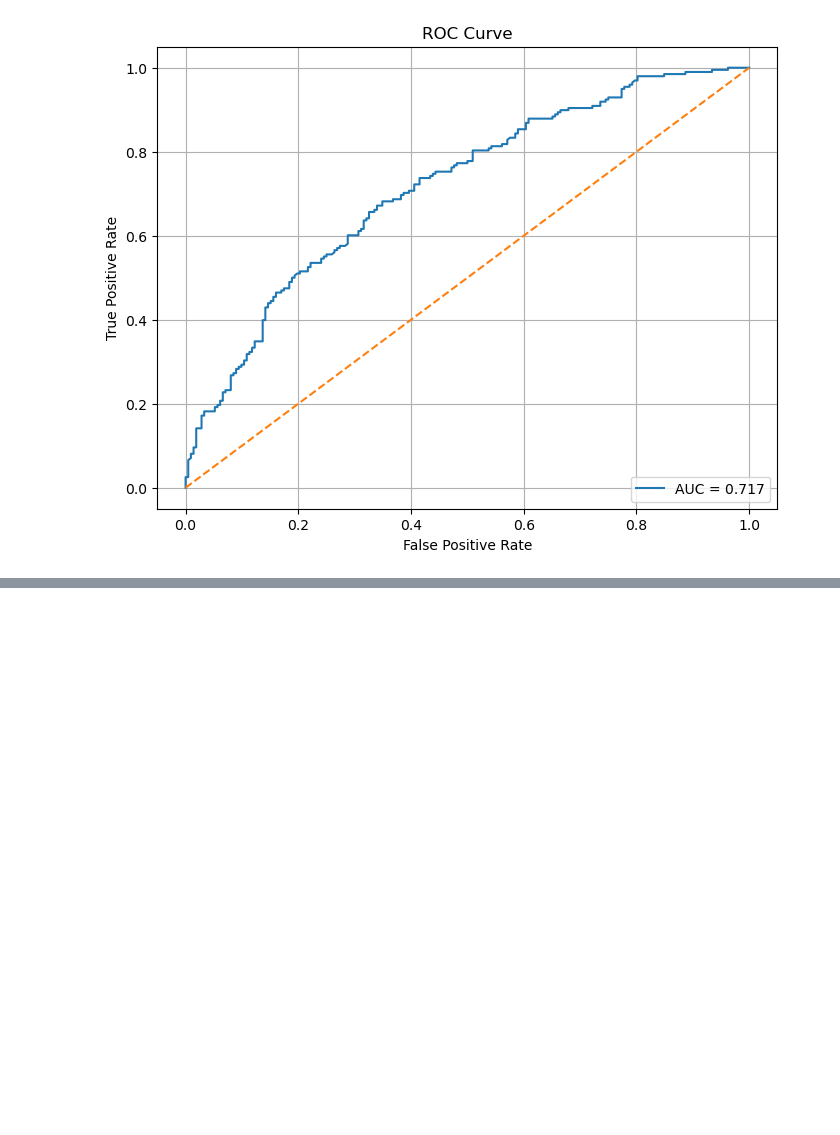
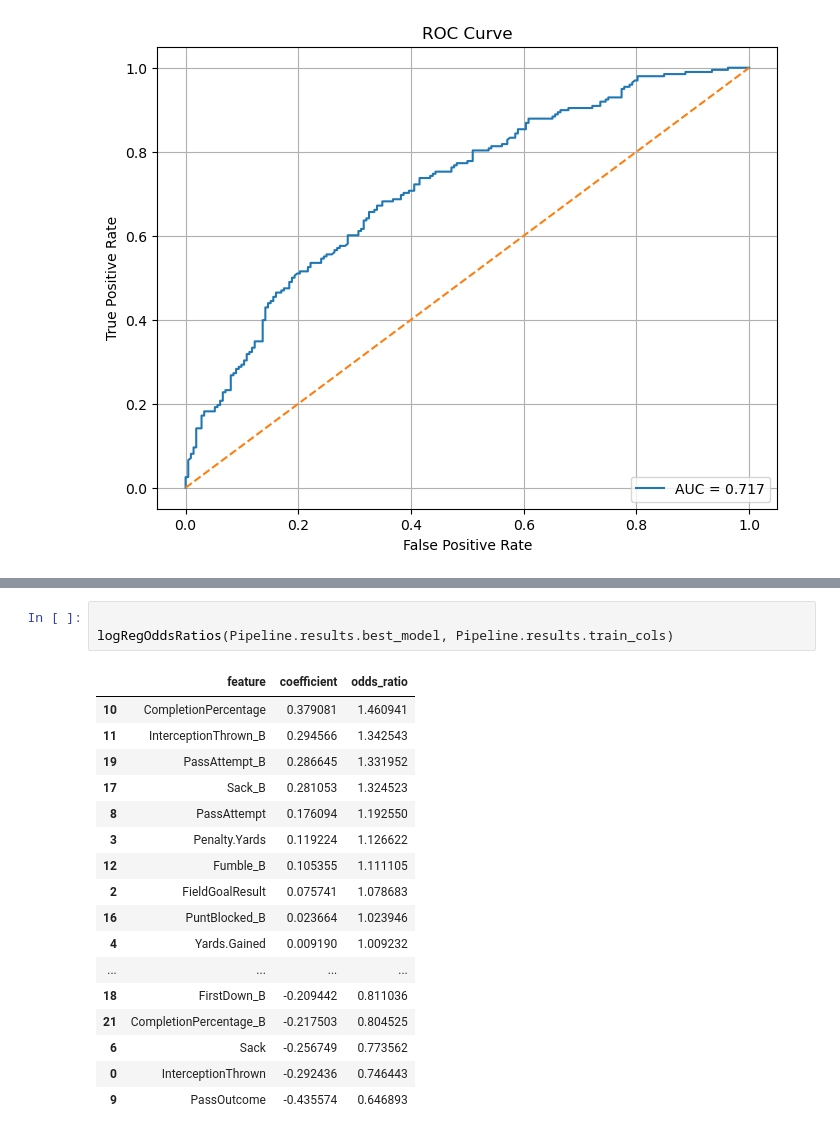
Before and after one commit to tinge5/finalProjectML, a Jupyter notebook: notebooks/Analysis.ipynb, the cells around one changed output, grey strips where cells are left out. Drawn from its saved outputs; the diff is of its cells as text; blank space fills up the shorter version.

Commit message:
Added table to readme

```diff
--- a/notebooks/Analysis.ipynb
+++ b/notebooks/Analysis.ipynb
@@ -160,0 +181,21 @@ plt.show()
+# %%
+
+logRegOddsRatios(Pipeline.results.best_model, Pipeline.results.train_cols)
+# %% [output]
+|  | feature | coefficient | odds_ratio |
+| 10 | CompletionPercentage | 0.379081 | 1.460941 |
+| 11 | InterceptionThrown_B | 0.294566 | 1.342543 |
+| 19 | PassAttempt_B | 0.286645 | 1.331952 |
+| 17 | Sack_B | 0.281053 | 1.324523 |
+| 8 | PassAttempt | 0.176094 | 1.192550 |
+| 3 | Penalty.Yards | 0.119224 | 1.126622 |
+| 12 | Fumble_B | 0.105355 | 1.111105 |
+| 2 | FieldGoalResult | 0.075741 | 1.078683 |
+| 16 | PuntBlocked_B | 0.023664 | 1.023946 |
+| 4 | Yards.Gained | 0.009190 | 1.009232 |
+| ... | ... | ... | ... |
+| 18 | FirstDown_B | -0.209442 | 0.811036 |
+| 21 | CompletionPercentage_B | -0.217503 | 0.804525 |
+| 6 | Sack | -0.256749 | 0.773562 |
+| 0 | InterceptionThrown | -0.292436 | 0.746443 |
+| 9 | PassOutcome | -0.435574 | 0.646893 |
```
Also changed, not shown: parts of 6 cells of this notebook, 2 other files.
